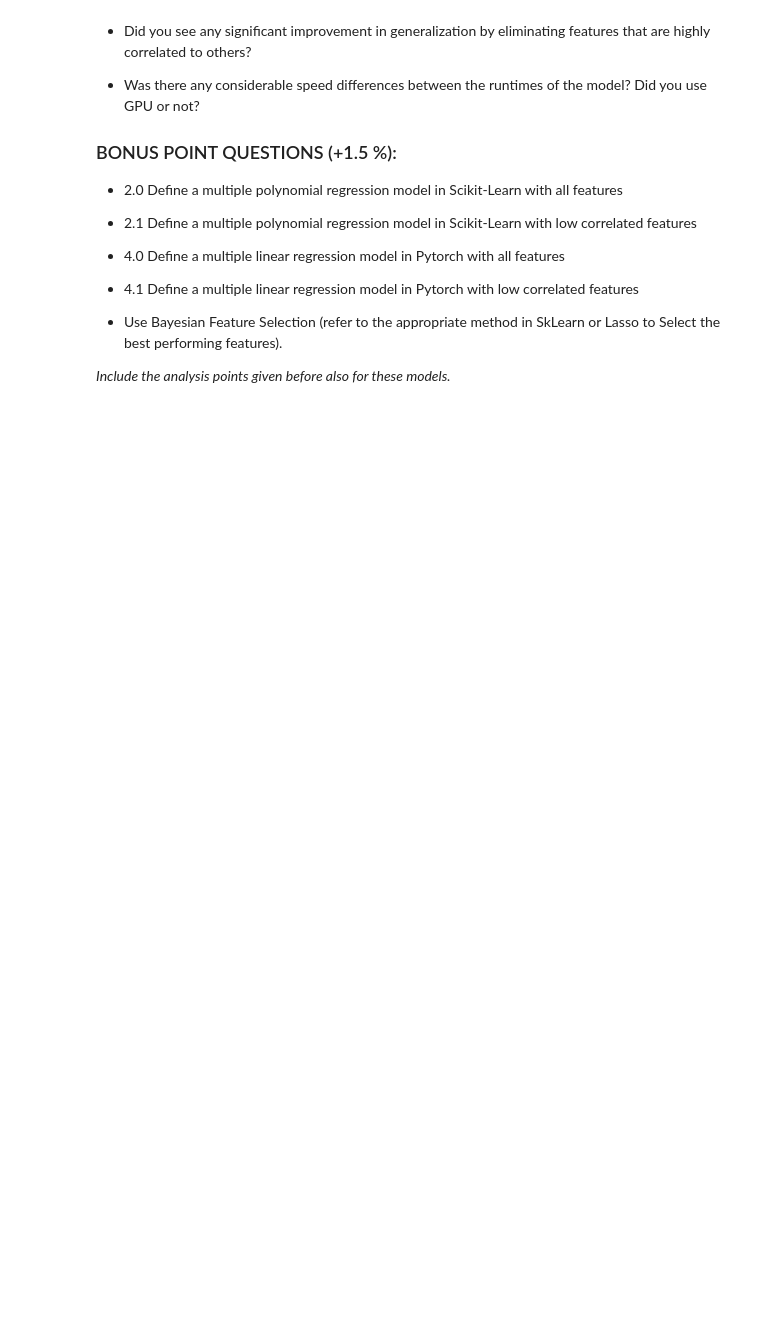
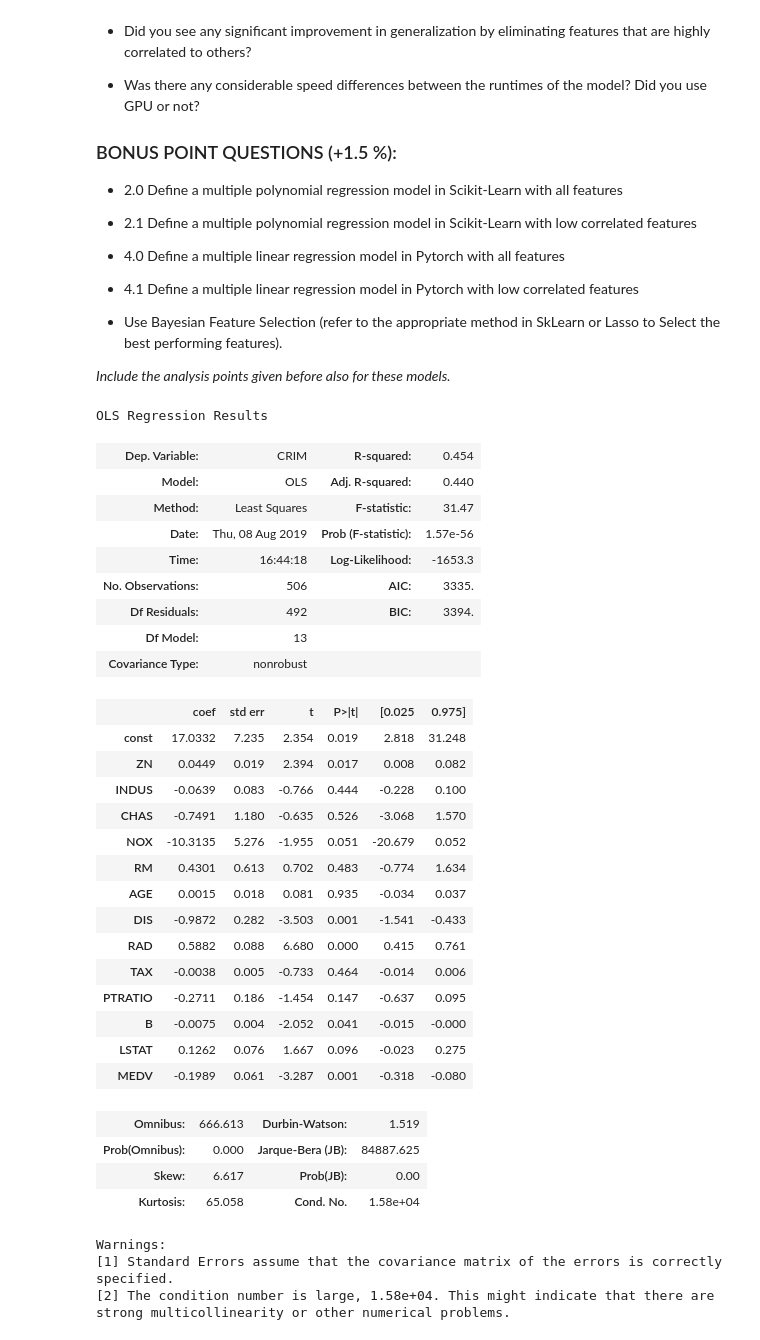
Before and after one commit to Chris-K82/Optimization, a Jupyter notebook: 3_optimization_gd_pytorch/OOP to ML - Student Version.ipynb, the cells around one changed output. Saved outputs shown, nothing was run; the diff lists cells and outputs as text; code cells hidden in the pictures; blank space fills up the shorter version.

```diff
--- a/3_optimization_gd_pytorch/OOP to ML - Student Version.ipynb
+++ b/3_optimization_gd_pytorch/OOP to ML - Student Version.ipynb
@@ -360,0 +387,41 @@ print('predicted response:', results.predict(x), sep='\n')
+# %%
+y = boston['CRIM']
+X = boston.drop('CRIM', axis=1)
+X_Train, X_Test, Y_Train, Y_Test = train_test_split(X, y)
+X_constant = sm.add_constant(X)
+lin_reg = sm.OLS(y,X_constant).fit()
+lin_reg.summary()
+# %% [output]
+OLS Regression Results
+| Dep. Variable: | CRIM | R-squared: | 0.454 |
+| Model: | OLS | Adj. R-squared: | 0.440 |
+| Method: | Least Squares | F-statistic: | 31.47 |
+| Date: | Thu, 08 Aug 2019 | Prob (F-statistic): | 1.57e-56 |
+| Time: | 16:44:18 | Log-Likelihood: | -1653.3 |
+| No. Observations: | 506 | AIC: | 3335. |
+| Df Residuals: | 492 | BIC: | 3394. |
+| Df Model: | 13 |  |  |
+| Covariance Type: | nonrobust |  |  |
+|  | coef | std err | t | P>|t| | [0.025 | 0.975] |
+| const | 17.0332 | 7.235 | 2.354 | 0.019 | 2.818 | 31.248 |
+| ZN | 0.0449 | 0.019 | 2.394 | 0.017 | 0.008 | 0.082 |
+| INDUS | -0.0639 | 0.083 | -0.766 | 0.444 | -0.228 | 0.100 |
+| CHAS | -0.7491 | 1.180 | -0.635 | 0.526 | -3.068 | 1.570 |
+| NOX | -10.3135 | 5.276 | -1.955 | 0.051 | -20.679 | 0.052 |
+| RM | 0.4301 | 0.613 | 0.702 | 0.483 | -0.774 | 1.634 |
+| AGE | 0.0015 | 0.018 | 0.081 | 0.935 | -0.034 | 0.037 |
+| DIS | -0.9872 | 0.282 | -3.503 | 0.001 | -1.541 | -0.433 |
+| RAD | 0.5882 | 0.088 | 6.680 | 0.000 | 0.415 | 0.761 |
+| TAX | -0.0038 | 0.005 | -0.733 | 0.464 | -0.014 | 0.006 |
+| PTRATIO | -0.2711 | 0.186 | -1.454 | 0.147 | -0.637 | 0.095 |
+| B | -0.0075 | 0.004 | -2.052 | 0.041 | -0.015 | -0.000 |
+| LSTAT | 0.1262 | 0.076 | 1.667 | 0.096 | -0.023 | 0.275 |
+| MEDV | -0.1989 | 0.061 | -3.287 | 0.001 | -0.318 | -0.080 |
+| Omnibus: | 666.613 | Durbin-Watson: | 1.519 |
+| Prob(Omnibus): | 0.000 | Jarque-Bera (JB): | 84887.625 |
+| Skew: | 6.617 | Prob(JB): | 0.00 |
+| Kurtosis: | 65.058 | Cond. No. | 1.58e+04 |
+Warnings:
+[1] Standard Errors assume that the covariance matrix of the errors is correctly specified.
+[2] The condition number is large, 1.58e+04. This might indicate that there are
+strong multicollinearity or other numerical problems.
```
Also changed, not shown: parts of 30 cells of this notebook, 2 other files.
